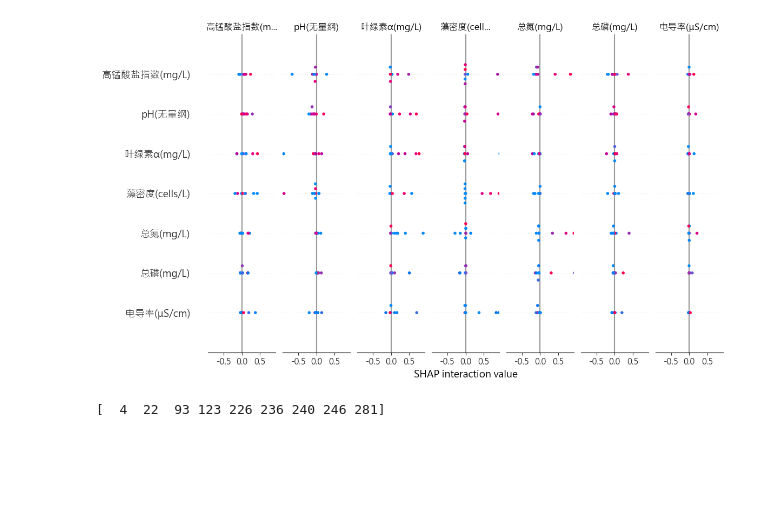
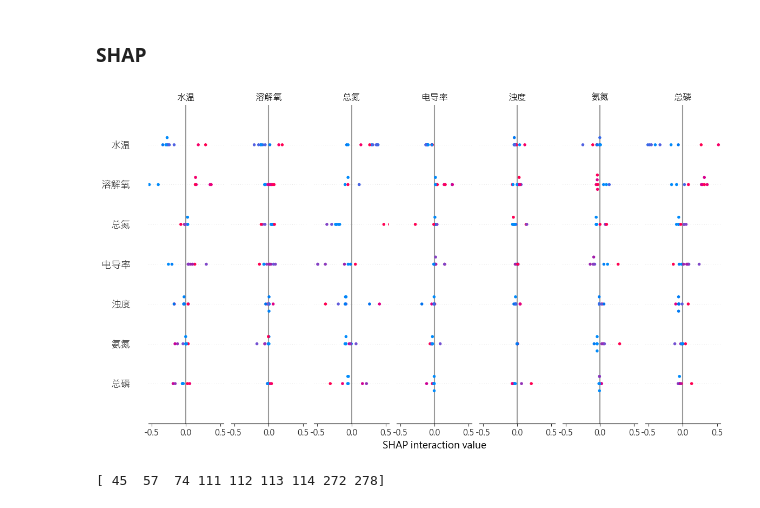
Before and after one commit to Chris-JunHao/EcoAudit, a Jupyter notebook: 1. 数据采集和算法设计/2.1.ipynb, the cells around one changed output. Cells and saved outputs as stored; diff of their text form; code cells hidden in the pictures; blank space fills up the shorter version.

```diff
--- a/1. 数据采集和算法设计/1.3.ipynb
+++ b/1. 数据采集和算法设计/2.1.ipynb
@@ -32,8 +40,9 @@ from sklearn.model_selection import train_test_split
 # %%
 # 加载 CSV 文件
-data = pd.read_csv("../data/water/全国地表水/2021年/2021_06_17_13h09m_国家地表水水质自动监测系统检测数据.csv", encoding="gbk").dropna()  # 读取CSV文件并删除缺失值
+data = pd.read_csv("../data/water/整理好的csv/杭州202101-202112/东苕溪202101-202112.csv", encoding="utf-8").dropna()  # 读取CSV文件并删除缺失值
 # data['Timestamp'] = pd.to_datetime(data['监测时间'], format = '%Y-%m-%d %H:%M')
-data.drop(['省份','流域','断面名称','监测时间','水质类别','站点情况'],axis = 1,inplace= True)  # 删除不需要的列
+# data.drop(['省份','城市','河流','流域'],axis = 1,inplace= True)  # 删除不需要的列
+data.drop(['省份','城市','河流','流域','断面名称','监测时间','水质类别'],axis = 1,inplace= True)  # 删除不需要的列
 # data = data.reset_index(drop=True) # 重置索引
 # data = data[]
 # data = data.T
@@ -183,21 +356,23 @@ Epoch 50/50
+# %% [markdown]
+### SHAP
 # %%
 # 计算重构误差
-mse = np.mean(np.power(data_norm_test - reconstructed_data, 2), axis=1)
+MSE = np.mean(np.power(data_norm_test - reconstructed_data, 2), axis=1)
 # 使用SHAP库计算SHAP值
 background_set = shap.sample(data_norm,100) # 从数据中采样作为背景集
 explainer = shap.KernelExplainer(autoencoder,background_set,n_jobs = -1)    # 创建解释器
-threshold = np.percentile(mse, 97)  # 定义异常阈值
-anomalies = np.where(mse > threshold)[0]  # 找到异常数据的索引
+threshold = np.percentile(MSE, 97)  # 定义异常阈值
+anomalies = np.where(MSE > threshold)[0]  # 找到异常数据的索引
 need2explained = data_norm.iloc[[start_sclice + i for i in anomalies]]  # 获取异常数据
 shap_values = explainer.shap_values(need2explained)
 # 可视化SHAP值
 shap.summary_plot(shap_values, need2explained)
 nshap_values = np.array(shap_values)
 # 结合SHAP值和重构误差来检测异常值
 print(anomalies)
 # %% [output]
-[figure, old version]
+[figure, new version]
-[  4  22  93 123 226 236 240 246 281]
+[ 45  57  74 111 112 113 114 272 278]
 # %%
 data.iloc[[start_sclice + i for i in anomalies]]
 # %% [output]
```
Also changed, not shown: parts of 14 cells of this notebook, 1 other file.
